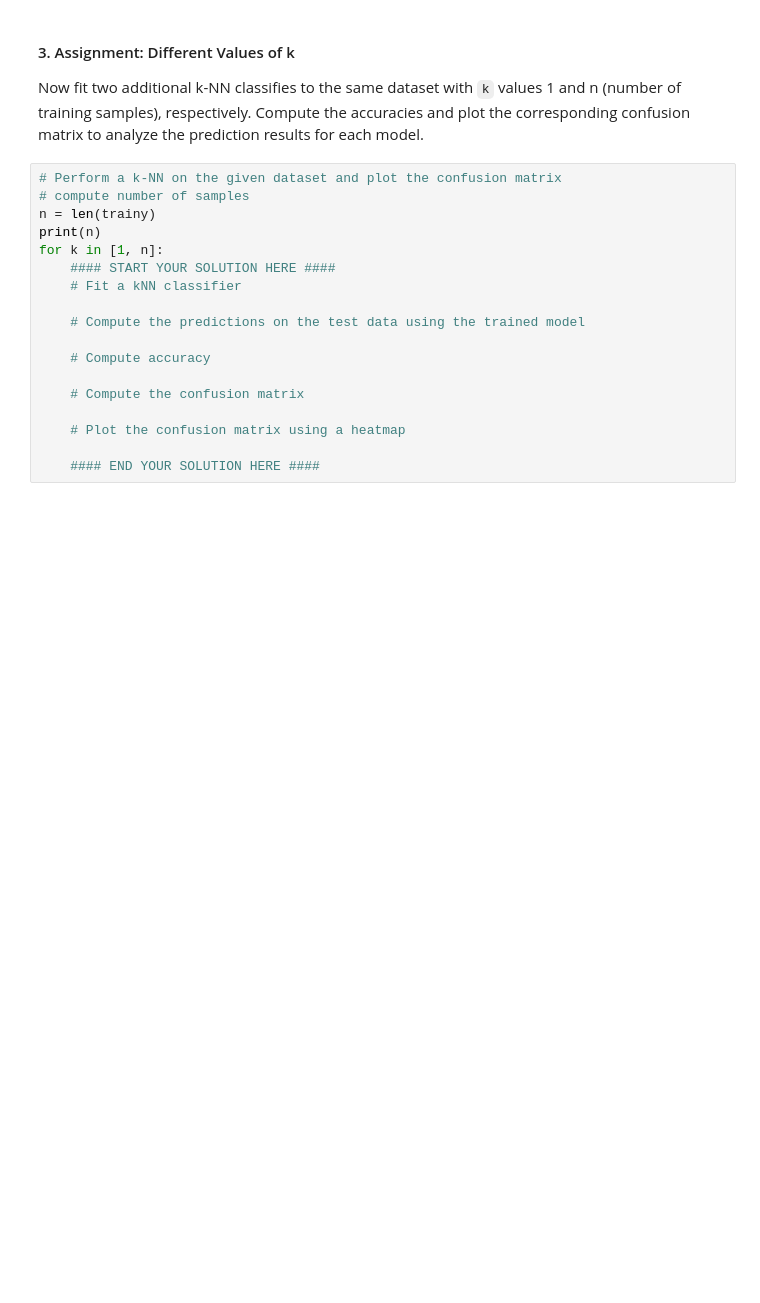
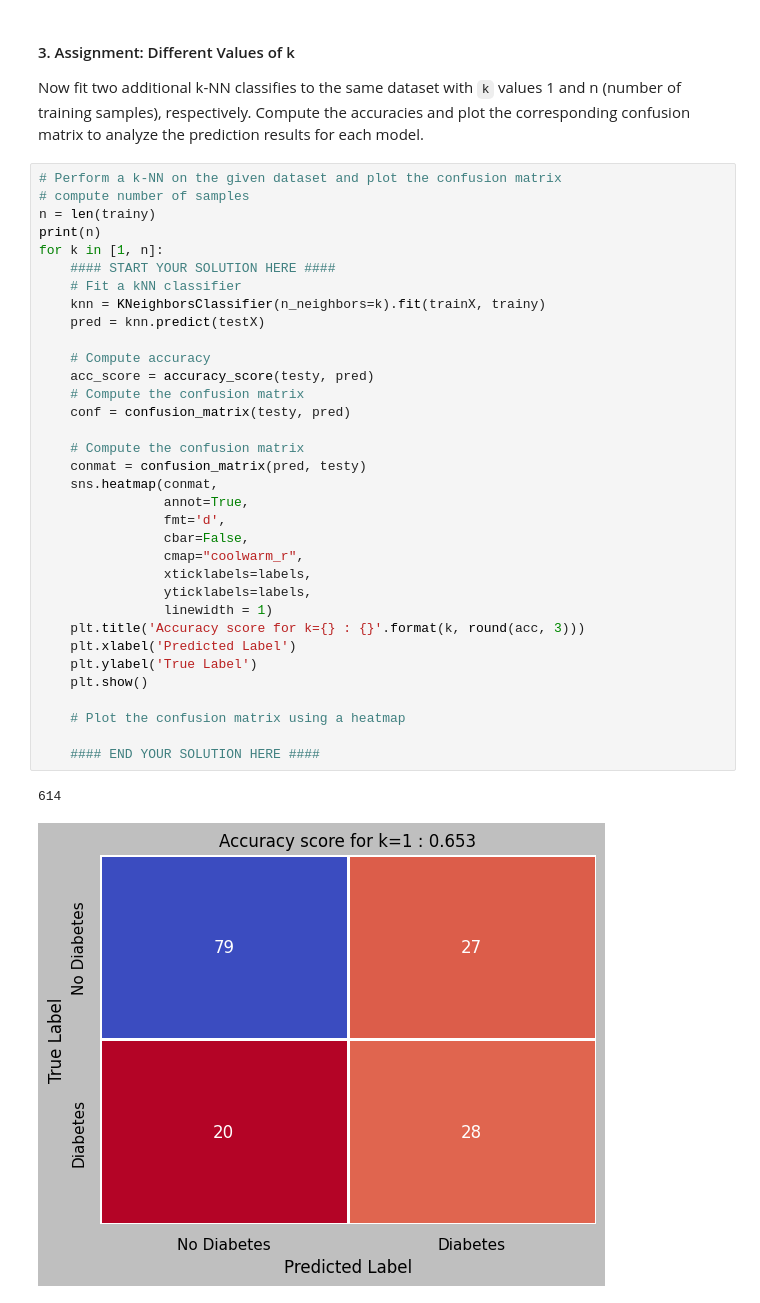
Before and after one commit to isaacwuerth/FTP_MachLe_A, a Jupyter notebook: Exercise02/Exercise2.ipynb, the cells around one changed output. Cells and saved outputs as stored; diff of their text form; blank space fills up the shorter version.

```diff
--- a/Exercise02/Exercise2.ipynb
+++ b/Exercise02/Exercise2.ipynb
@@ -277,18 +290,37 @@ Now fit two additional k-NN classifies to the same dataset with `k` values 1 and
 # %%
 # Perform a k-NN on the given dataset and plot the confusion matrix
 # compute number of samples
 n = len(trainy)
 print(n)
 for k in [1, n]:
     #### START YOUR SOLUTION HERE ####
     # Fit a kNN classifier
-
-    # Compute the predictions on the test data using the trained model
+    knn = KNeighborsClassifier(n_neighbors=k).fit(trainX, trainy)
+    pred = knn.predict(testX)
 
     # Compute accuracy
+    acc_score = accuracy_score(testy, pred)
+    # Compute the confusion matrix
+    conf = confusion_matrix(testy, pred)
 
     # Compute the confusion matrix
+    conmat = confusion_matrix(pred, testy)
+    sns.heatmap(conmat,
+                annot=True,
+                fmt='d',
+                cbar=False,
+                cmap="coolwarm_r",
+                xticklabels=labels,
+                yticklabels=labels,
+                linewidth = 1)
+    plt.title('Accuracy score for k={} : {}'.format(k, round(acc, 3)))
+    plt.xlabel('Predicted Label')
+    plt.ylabel('True Label')
+    plt.show()
 
     # Plot the confusion matrix using a heatmap
 
     #### END YOUR SOLUTION HERE ####
+# %% [output]
+614
+[figure, added]
```
Also changed, not shown: parts of 3 cells of this notebook.
